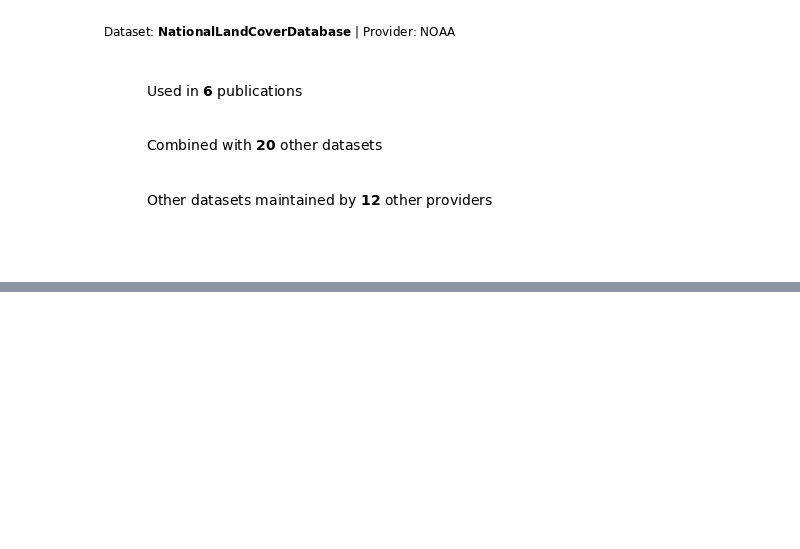
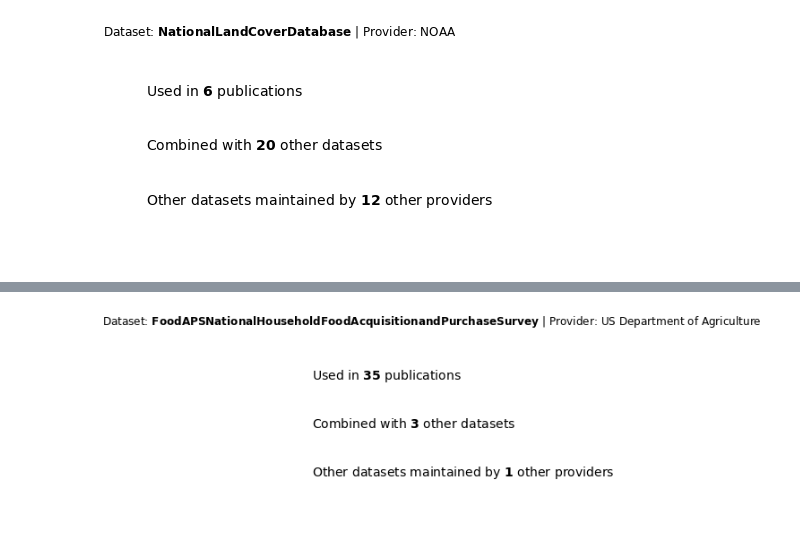
Before and after one commit to Coleridge-Initiative/rc-ml-corpus, a Jupyter notebook: rc_metrics/RC_metrics_draft.ipynb, the cells around one changed output, grey strips where cells are left out. Cells and saved outputs as stored; diff of their text form; code cells hidden in the pictures; blank space fills up the shorter version.

```diff
--- a/rc_metrics/RC_metrics_draft.ipynb
+++ b/rc_metrics/RC_metrics_draft.ipynb
@@ -329,0 +421,3 @@ ax.axis('off');
+# %%
+FoodAPS = df[df['RC_uuid']=='dataset-fc71e81f1f2c4130d897']
+FoodAPS
@@ -329,0 +427,5 @@ ax.axis('off');
+# %%
+gen_badge(FoodAPS['Dataset_Name'].values[0], FoodAPS['RC_Provider'].values[0], FoodAPS['total_pubs'].values[0],
+          FoodAPS['num_unique_data_join'].values[0], FoodAPS['num_unique_diff_prov'].values[0])
+# %% [output]
+[figure, added]
```
Also changed, not shown: parts of 37 cells of this notebook, 1 other file.
